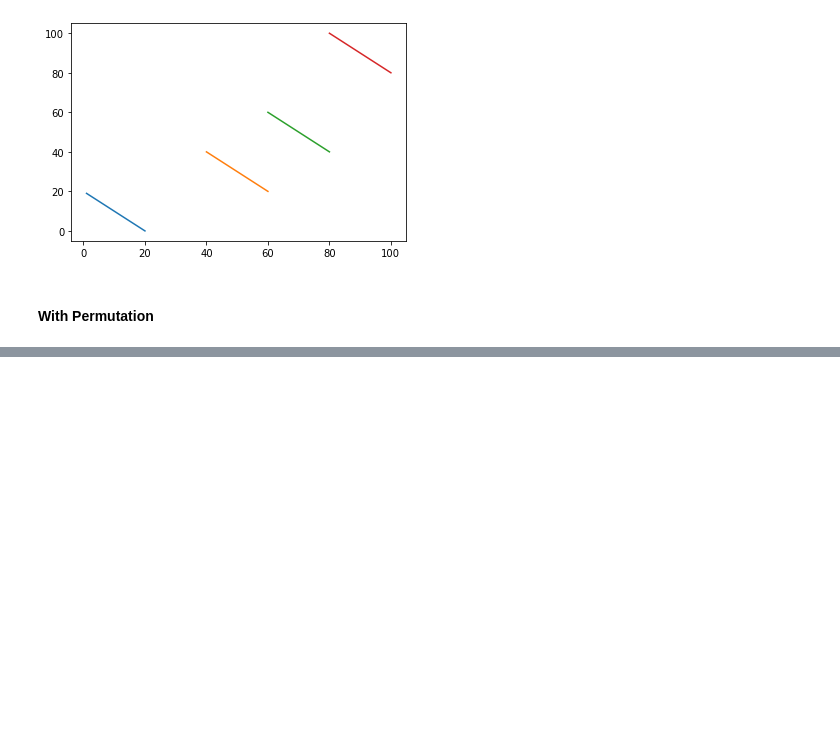
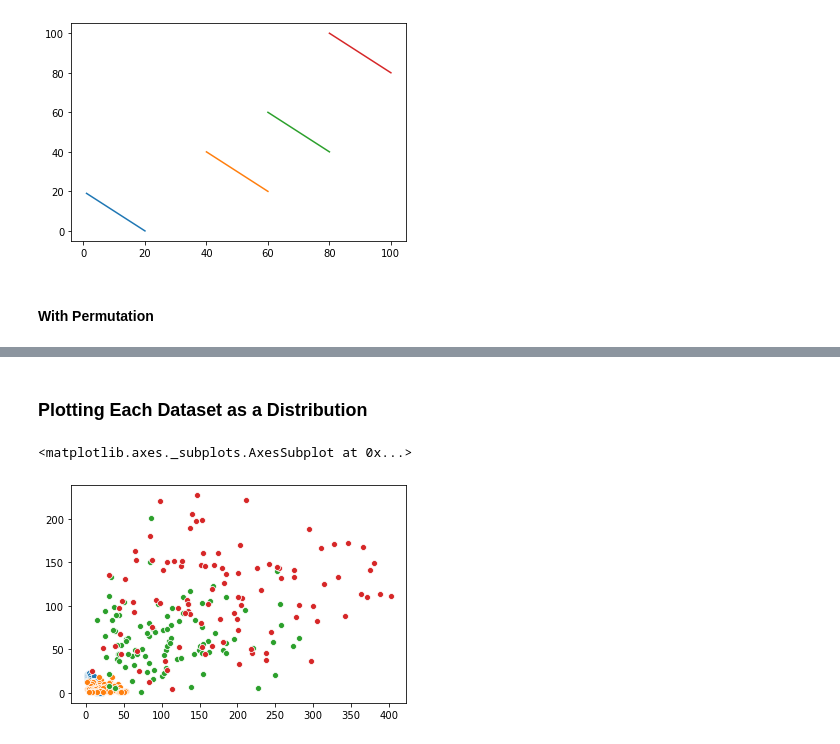
Before and after one commit to PJFinnerty/Tasks-2020---Fundamentals-of-DA, a Jupyter notebook: Task4.ipynb, the cells around one changed output, grey strips where cells are left out. Cells and saved outputs as stored; diff of their text form; code cells hidden in the pictures; blank space fills up the shorter version.

```diff
--- a/Task4.ipynb
+++ b/Task4.ipynb
@@ -107,3 +108,38 @@ df1 = pd.DataFrame({'x1_r': x1_r.ravel(), 'y1': y1.ravel()})
 df2 = pd.DataFrame({'x2_r': x2_r.ravel(), 'y2': y2.ravel()})
 df3 = pd.DataFrame({'x3_r': x3_r.ravel(), 'y3': y3.ravel()})
 df4 = pd.DataFrame({'x4_r': x4_r.ravel(), 'y4': y4.ravel()})
+# %% [markdown]
+### Plotting Each Dataset as a Distribution
+# %%
+x1 = np.linspace(1, 20, 100)
+y1 = 20 - x1
+rng = np.random.default_rng()
+values = rng.poisson(x1)
+values2 = rng.poisson(y1)
+
+x2 = np.linspace(40, 60, 100)
+y2 = 60 - x2
+rng = np.random.default_rng()
+values3 = rng.uniform(x2)
+values4 = rng.uniform(y2)
+
+x3 = np.linspace(80, 100, 100)
+y3 = 100 - x2
+rng = np.random.default_rng()
+values5 = rng.rayleigh(x3)
+values6 = rng.rayleigh(y3)
+
+
+x4 = np.linspace(120, 140, 100)
+y4 = 140 - x2
+rng = np.random.default_rng()
+values7 = rng.rayleigh(x4)
+values8 = rng.rayleigh(y4)
+
+sns.scatterplot(x=values, y=values2)
+sns.scatterplot(x=values3, y=values4)
+sns.scatterplot(x=values5, y=values6)
+sns.scatterplot(x=values7, y=values8)
+# %% [output]
+<matplotlib.axes._subplots.AxesSubplot at 0x...>
+[figure, added]
```
Also changed, not shown: parts of 2 cells of this notebook, 1 other file.
